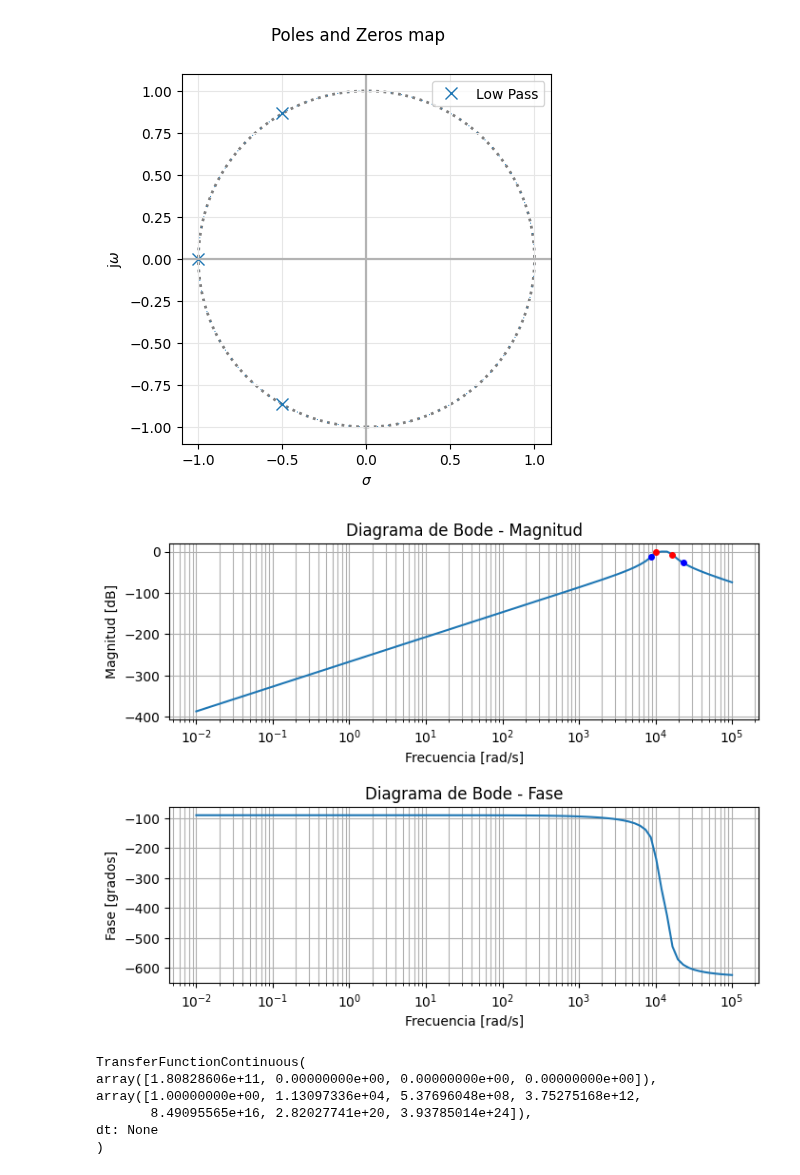
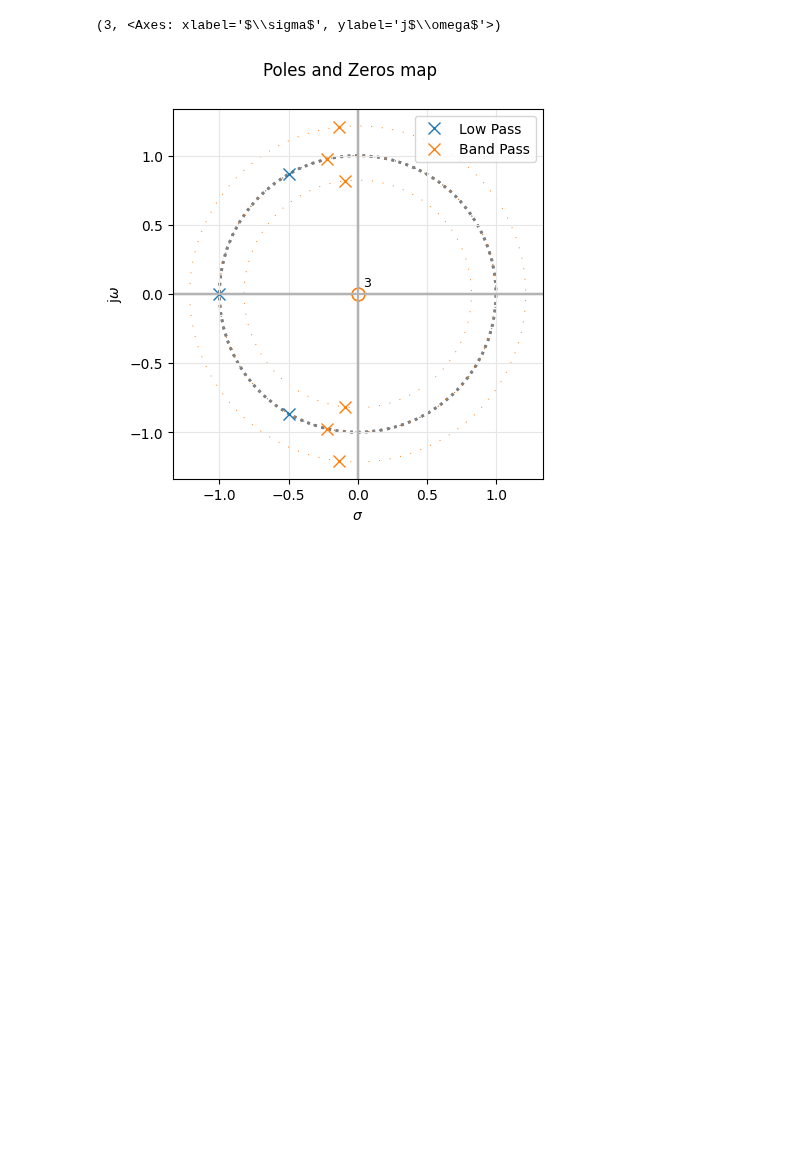
Before and after one commit to Pereyzaquer/TC2_NicolasPereyra, a Jupyter notebook: Semana_4_bis/Semana 4 bis.ipynb, the cells around one changed output. Drawn from its saved outputs; the diff is of its cells as text; code cells hidden in the pictures; blank space fills up the shorter version.

```diff
--- a/Semana_4_bis/Semana 4 bis.ipynb
+++ b/Semana_4_bis/Semana 4 bis.ipynb
@@ -29,91 +79,39 @@ $n = \frac{log(\frac{10^{\alpha.min/10}-1}{\epsilon²})}{2.log(|k_n(w_{s1n})|)}
 # %%
 # Módulos externos
 
 import sympy as sp
 from sympy.abc import s
 
 # Módulos externos
 import matplotlib as mpl
 import matplotlib.pyplot as plt
 from scipy import signal
 from pytc2.sistemas_lineales import pzmap, bodePlot, tf2sos_analog, analyze_sys, parametrize_sos, pretty_print_lti, pretty_print_bicuad_omegayq, tf2sos_analog, pretty_print_SOS
 import numpy as np
 import matplotlib.pyplot as plt
 from IPython.display import display, Markdown
 
 n = 3
 fs1 = 1250
 fs2 = 3.2*10**3
 fp1 = 1.6*10**3
 fp2 = 2.5*10**3
 fo = (fp1*fp2)**(1/2)
+A = 3.1622
 
 wo = 2*np.pi*fo
 bw = (fp2-fp1)*2*np.pi
 
-b, a = signal.butter(n, 1,analog=True, output='ba')
-tf = signal.TransferFunction(b,a)
-pzmap(tf, fig_id=1, filter_description  = "Low Pass") #S plane pole/zero plot
+#Pasa bajos
+b_lp, a_lp = signal.butter(n, 1,analog=True, output='ba')
+tf_lp = signal.TransferFunction(b_lp,a_lp)
+pzmap(tf_lp, fig_id=3, filter_description  = "Low Pass") #S plane pole/zero plot
 
-b, a = signal.lp2bp(b,a,wo,bw)
-tf = signal.TransferFunction(b,a)
-
-#q = tf2sos_analog(tf) NO ME FUNCIONO ESTA FUNCION
-#--------------------------------------------------------------
-# Generar el grillado de frecuencias
-w, mag, phase = signal.bode(tf)
-
-# Crear la figura y los subplots
-fig, (ax1, ax2) = plt.subplots(2, 1, figsize=(8, 6))
-fig.subplots_adjust(hspace=0.5)
-
-# Graficar la magnitud en dB con grillado
-ax1.semilogx(w, mag)
-ax1.set_xscale('log')
-ax1.set_xlabel('Frecuencia [rad/s]')
-ax1.set_ylabel('Magnitud [dB]')
-ax1.set_title('Diagrama de Bode - Magnitud')
-ax1.grid(True, which="both")
-
-# Marcar fp1
-idx_1 = np.where(w >= (2*np.pi*fp1))[0][0]
-mag_marker_1 = mag[idx_1]
-ax1.plot(w[idx_1], mag[idx_1], 'ro', markersize=4)
-
-# Marcar fp2
-idx_2 = np.where(w >= (2*np.pi*fp2))[0][0]
-mag_marker_2 = mag[idx_2]
-ax1.plot(w[idx_2], mag[idx_2], 'ro', markersize=4)
-
-# Marcar fs1
-idx_3 = np.where(w >= (2*np.pi*fs1))[0][0]
-mag_marker_3 = mag[idx_3]
-ax1.plot(w[idx_3], mag[idx_3], 'bo', markersize=4)
-
-# Marcar fs1
-idx_4 = np.where(w >= (2*np.pi*fs2))[0][0]
-mag_marker_4 = mag[idx_4]
-ax1.plot(w[idx_4], mag[idx_4], 'bo', markersize=4)
-
-
-# Graficar la fase en grados con grillado
-ax2.semilogx(w, phase)
-ax2.set_xscale('log')
-ax2.set_xlabel('Frecuencia [rad/s]')
-ax2.set_ylabel('Fase [grados]')
-ax2.set_title('Diagrama de Bode - Fase')
-ax2.grid(True, which="both")
-
-# Mostrar la figura
-plt.show()
-analyze_sys(tf)
-print(tf)
+#Pasa banda normalizado
+b_n, a_n = signal.lp2bp(b_lp,a_lp,1,9/20)
+b_n = b*A #Le pongo ganancia
+tf_n = signal.TransferFunction(b_n,a_n)
+pzmap(tf_n, fig_id=3, filter_description  = "Band Pass") #S plane pole/zero plot
 # %% [output]
+(3, <Axes: xlabel='$\\sigma$', ylabel='j$\\omega$'>)
-[figure, old version]
+[figure, new version]
-[figure, removed]
-TransferFunctionContinuous(
-array([1.80828606e+11, 0.00000000e+00, 0.00000000e+00, 0.00000000e+00]),
-array([1.00000000e+00, 1.13097336e+04, 5.37696048e+08, 3.75275168e+12,
-       8.49095565e+16, 2.82027741e+20, 3.93785014e+24]),
-dt: None
-)
```
Also changed, not shown: parts of 10 cells of this notebook, 2 other files.
